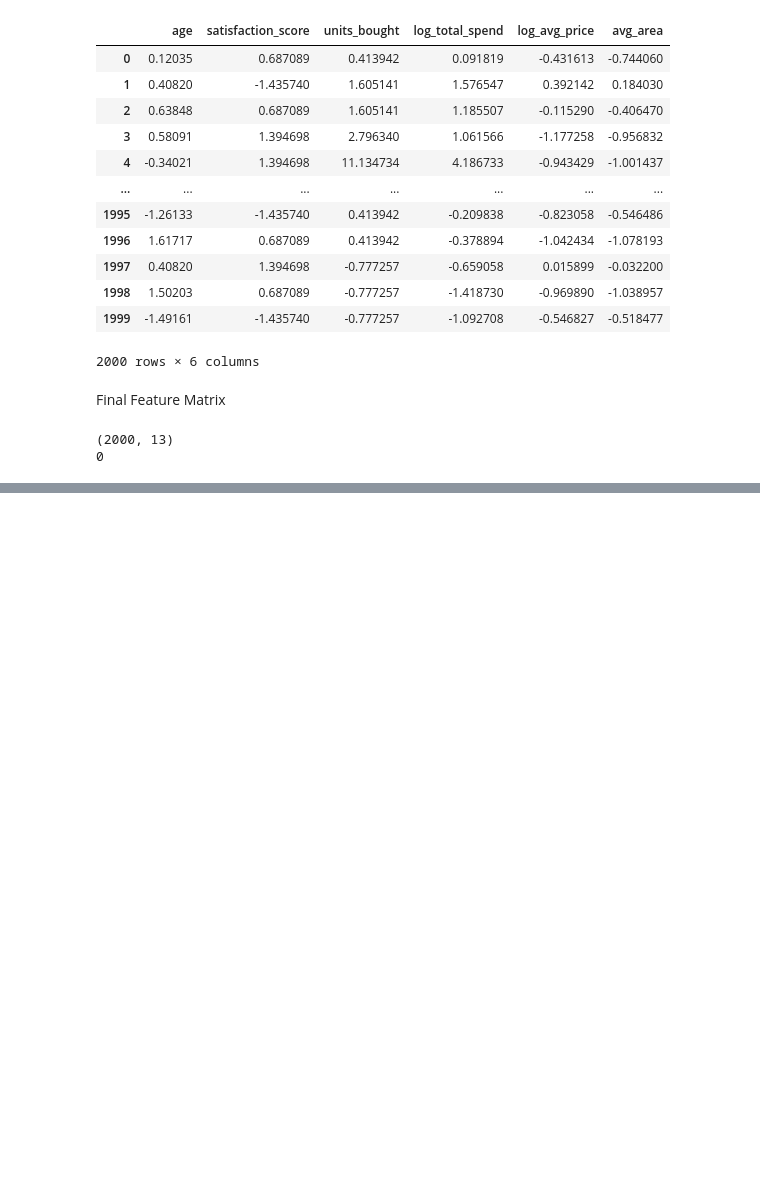
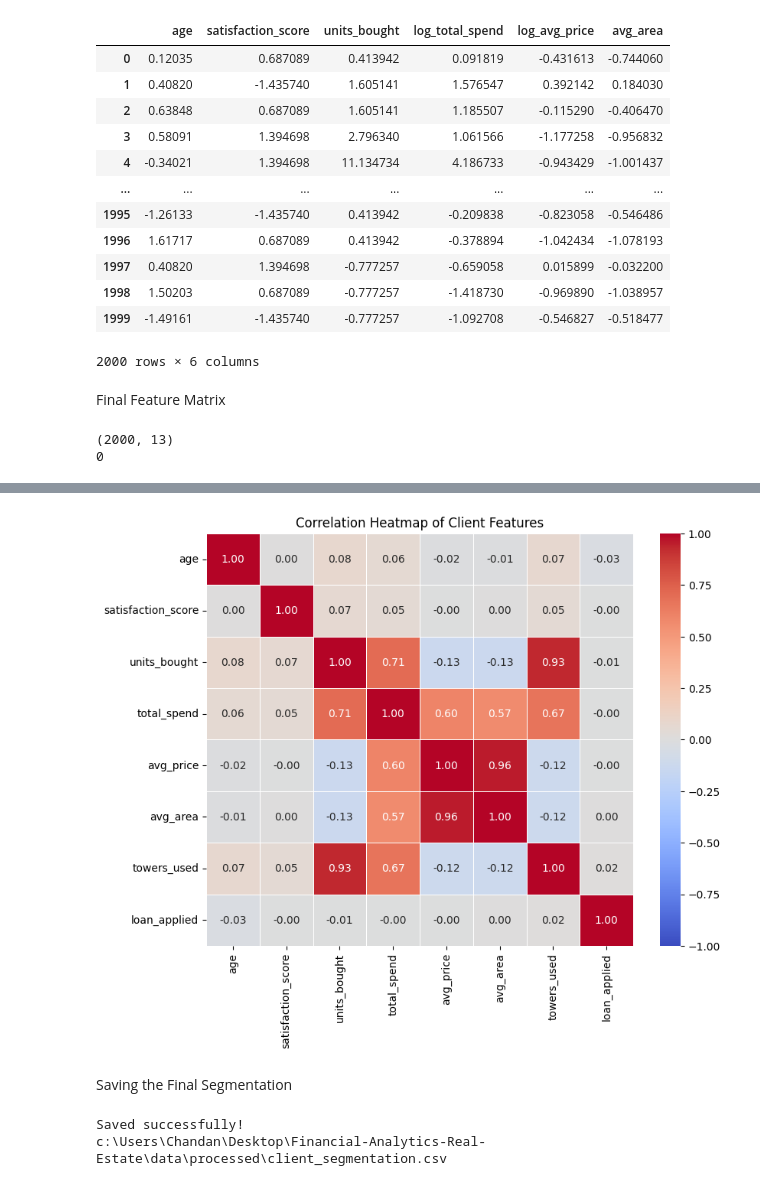
Before and after one commit to ramchandan2059-hue/Financial-Analytics-Real-Estate, a Jupyter notebook: notebooks/financial_real_estate_analysis.ipynb, the cells around one changed output, grey strips where cells are left out. Saved outputs shown, nothing was run; the diff lists cells and outputs as text; code cells hidden in the pictures; blank space fills up the shorter version.

```diff
--- a/notebooks/financial_real_estate_analysis.ipynb
+++ b/notebooks/financial_real_estate_analysis.ipynb
@@ -639,0 +791,3 @@ print(x.isnull().sum().sum())
+# %%
+#Generating the cluster labels
+client_df['cluster'] = final_kmeans.fit_predict(x)
@@ -639,0 +819,12 @@ print(x.isnull().sum().sum())
+# %%
+numeric_cols = ["age", "satisfaction_score"]
+
+# Convert string/object score column to numeric first
+client_df["satisfaction_score"] = pd.to_numeric(
+    client_df["satisfaction_score"],
+    errors="coerce"
+)
+
+cluster_profile = (client_df.groupby("cluster")[numeric_cols].mean().round(2))
+
+cluster_profile
@@ -639,0 +928,12 @@ print(x.isnull().sum().sum())
+# %%
+#Giving Clusters meaningful names
+cluster_names = {
+    0: 'Corporate Buyers',
+    1: 'First-Time Buyers',
+    2: 'Luxury Investors',
+    3: 'Global Investors'
+}
+# %%
+client_df['segment'] = client_df['cluster'].map(
+    cluster_names
+)
@@ -639,0 +952,15 @@ print(x.isnull().sum().sum())
+# %%
+#Creating the Heat Map
+num_cols = ["age", "satisfaction_score", "units_bought", "total_spend",
+            "avg_price", "avg_area", "towers_used", "loan_applied"]
+
+plt.figure(figsize=(9, 7))
+sns.heatmap(client_df[num_cols].corr(), annot=True, fmt=".2f", cmap="coolwarm",
+            center=0, vmin=-1, vmax=1, linewidths=0.5)
+plt.title("Correlation Heatmap of Client Features")
+plt.savefig("../visualizations/correlation_heatmap.png", dpi=300, bbox_inches="tight")
+plt.show()
+# %% [output]
+[figure, added]
+# %% [markdown]
+Saving the Final Segmentation
@@ -639,0 +974,13 @@ print(x.isnull().sum().sum())
+# %%
+import os
+
+
+path = '../data/processed/client_segmentation.csv'
+
+client_df.to_csv(path, index=False)
+
+print("Saved successfully!")
+print(os.path.abspath(path))
+# %% [output]
+Saved successfully!
+c:\Users\Chandan\Desktop\Financial-Analytics-Real-Estate\data\processed\client_segmentation.csv
```
Also changed, not shown: parts of 37 cells of this notebook, 16 other files.
